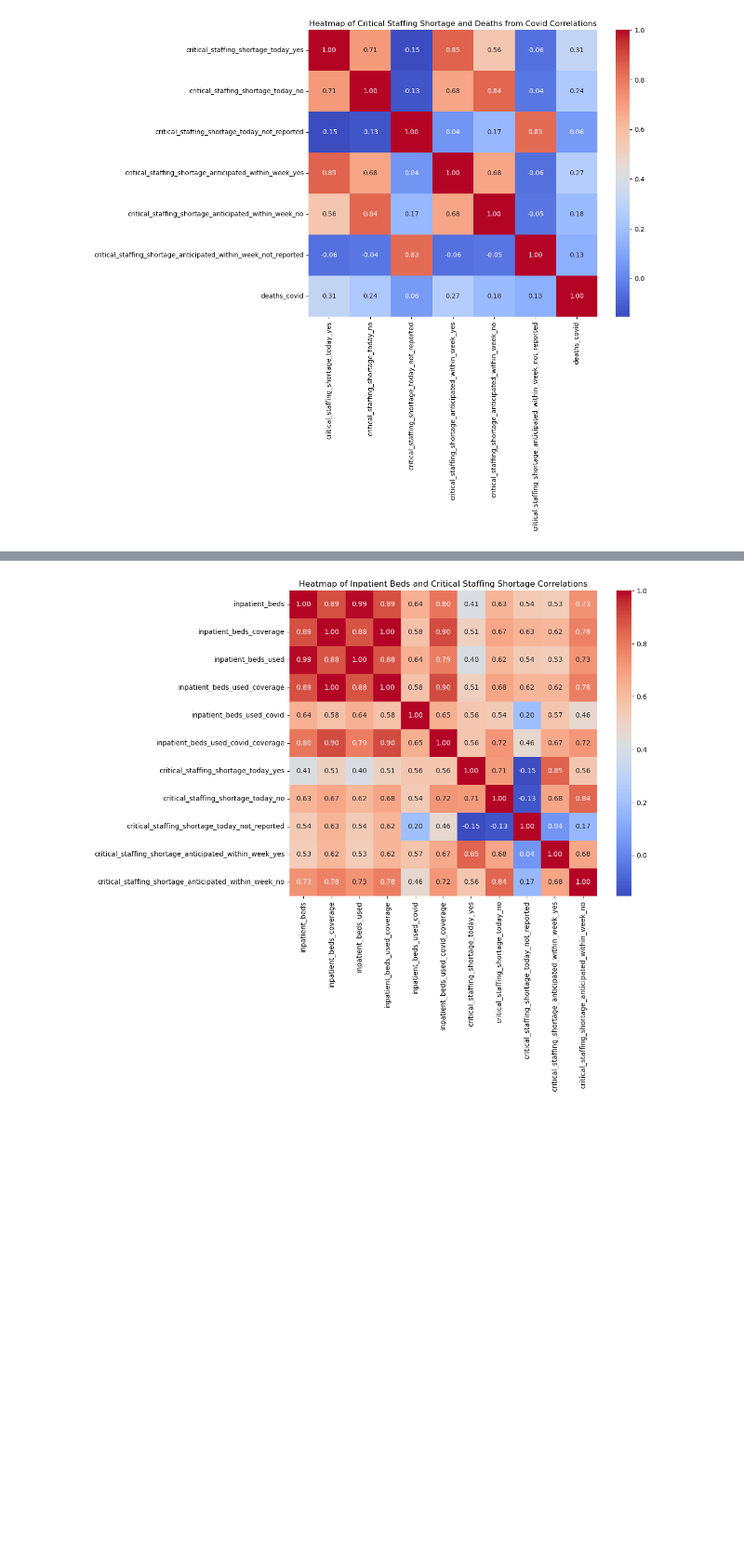
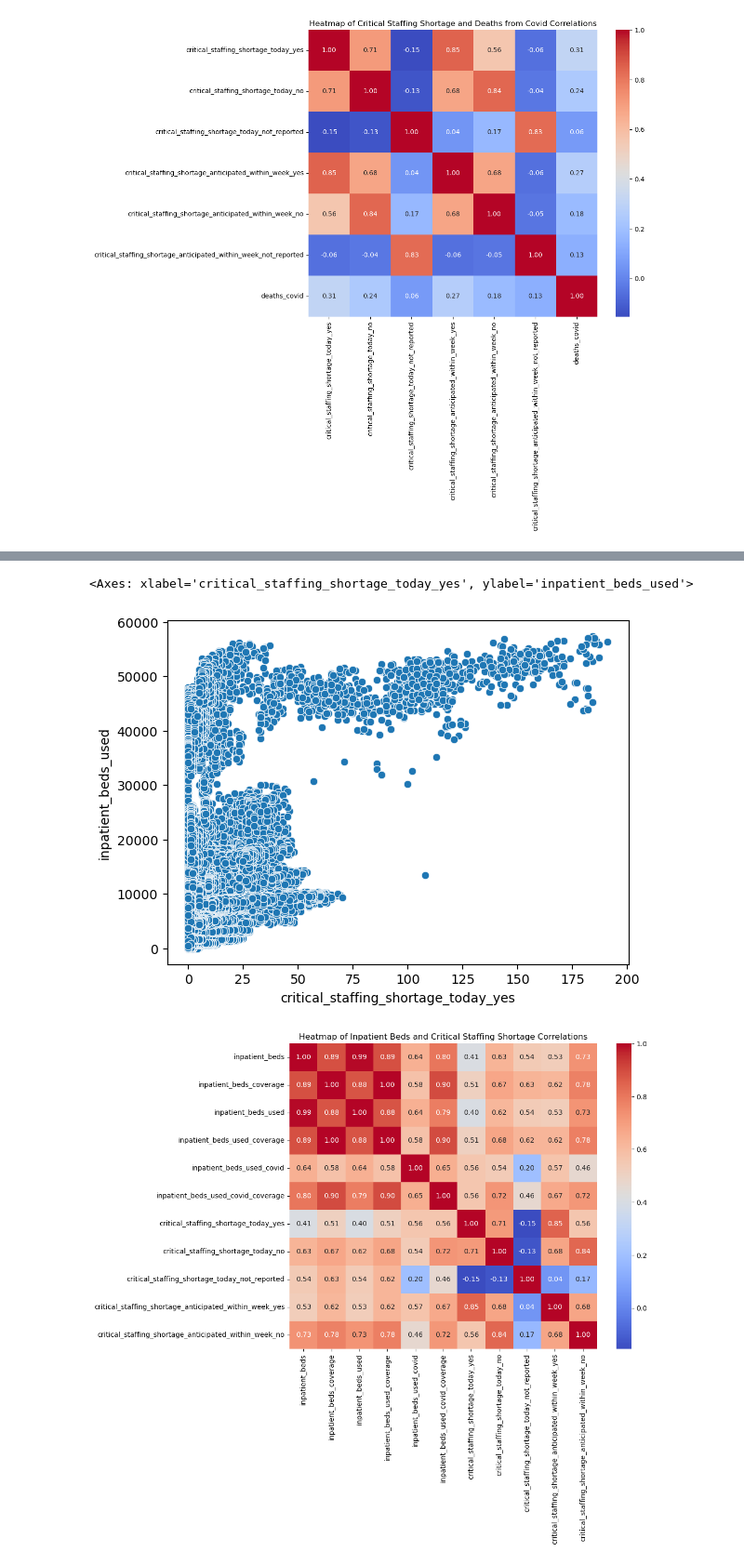
Before and after one commit to dsagher/CSE_881_Final_Project, a Jupyter notebook: sandbox_dan.ipynb, the cells around one changed output, grey strips where cells are left out. Shown at 93% size. Drawn from its saved outputs; the diff is of its cells as text; code cells hidden in the pictures; blank space fills up the shorter version.

```diff
--- a/sandbox_dan.ipynb
+++ b/sandbox_dan.ipynb
@@ -188,2 +227,7 @@ plt.show()
+# %%
+sns.scatterplot(data=df_state, y='inpatient_beds_used', x='critical_staffing_shortage_today_yes')
+# %% [output]
+<Axes: xlabel='critical_staffing_shortage_today_yes', ylabel='inpatient_beds_used'>
+[figure, added]
 # %%
 '''inpatient beds and critical staffing shortage'''
```
Also changed, not shown: parts of 10 cells of this notebook.
